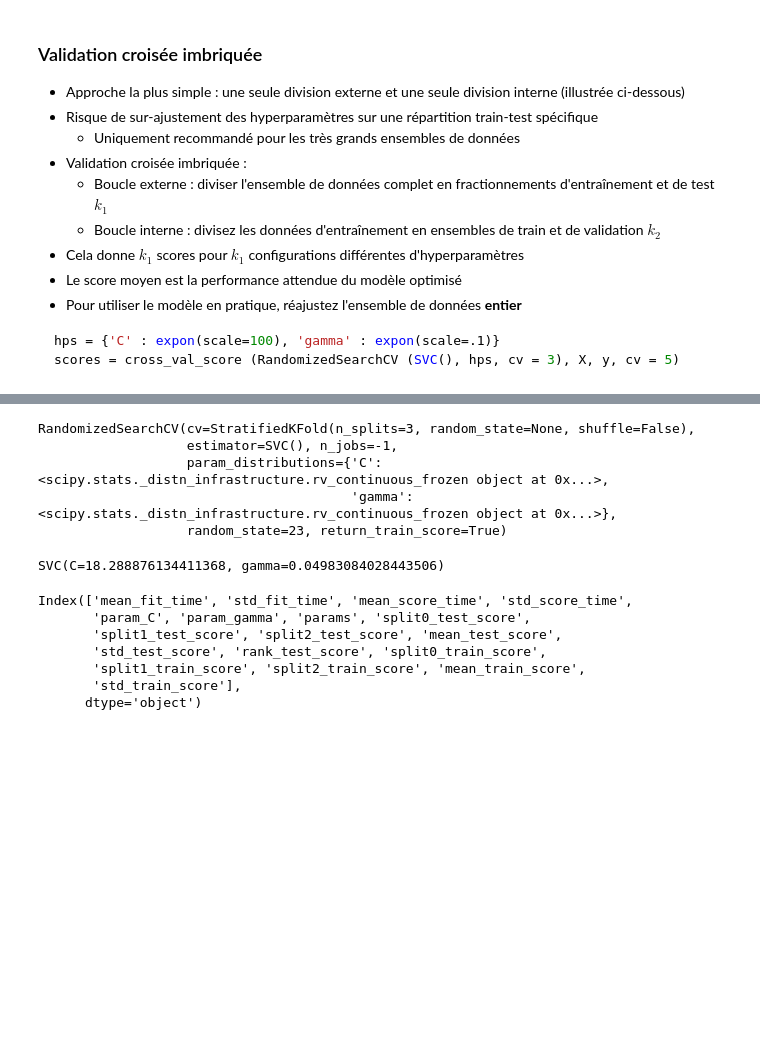
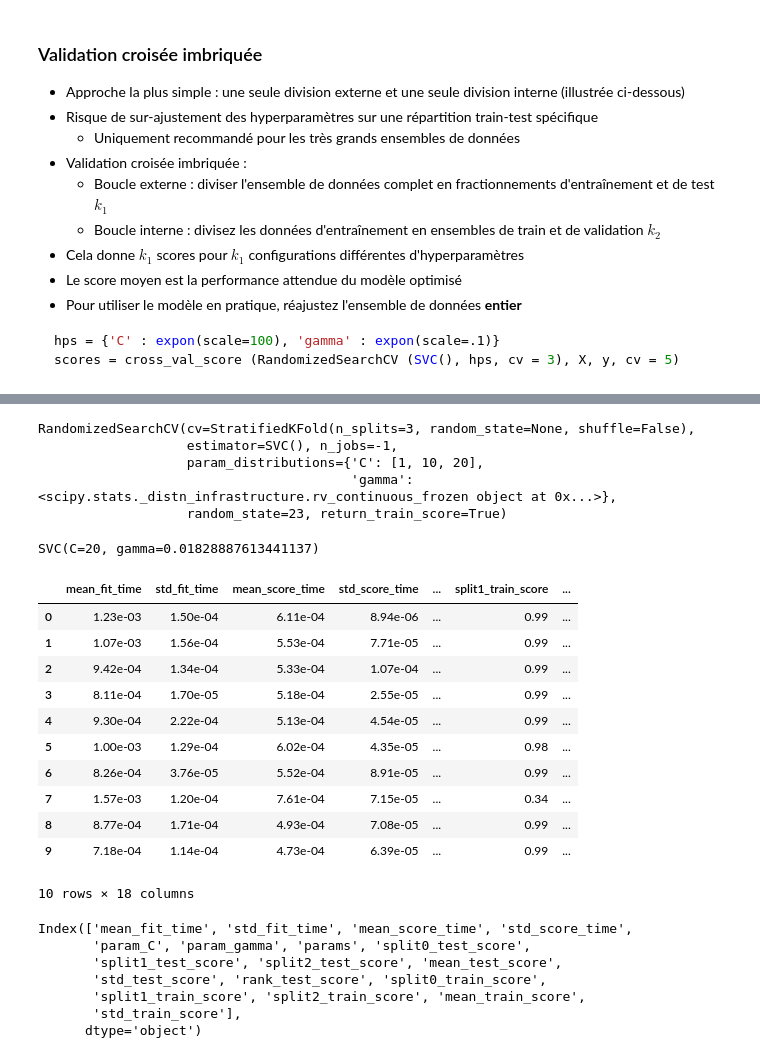
Before and after one commit to dataafriquehub/Formation_Intermediaire, a Jupyter notebook: Machine Learning/4. Apprentissage Supervisé Sélection de Modèles et Apprentissage Ensembliste.ipynb, the cells around one changed output, grey strips where cells are left out. Saved outputs shown, nothing was run; the diff lists cells and outputs as text; code cells hidden in the pictures; blank space fills up the shorter version.

```diff
--- a/Machine Learning/4. Apprentissage Supervisé Sélection de Modèles et Apprentissage Ensembliste.ipynb
+++ b/Machine Learning/4. Apprentissage Supervisé Sélection de Modèles et Apprentissage Ensembliste.ipynb
@@ -474,7 +481,8 @@ from sklearn.model_selection import GridSearchCV, RandomizedSearchCV
 X, y = iris.data, iris.target
 
 # espace d'hyperparametres
-hps = {'C' : expon(scale=100), 'gamma' : expon(scale=.1)}
+hps = {'C' : [1, 10, 20],#expon(scale=100),
+       'gamma' : expon(scale=.1)}
 # %%
 svc_model = SVC()
 skf = StratifiedKFold(n_splits=3)
@@ -489,15 +497,30 @@ random_search.fit(X, y)
 # %% [output]
 RandomizedSearchCV(cv=StratifiedKFold(n_splits=3, random_state=None, shuffle=False),
                    estimator=SVC(), n_jobs=-1,
-                   param_distributions={'C': <scipy.stats._distn_infrastructure.rv_continuous_frozen object at 0x...>,
+                   param_distributions={'C': [1, 10, 20],
                                         'gamma': <scipy.stats._distn_infrastructure.rv_continuous_frozen object at 0x...>},
                    random_state=23, return_train_score=True)
 # %%
 random_search.best_estimator_
 # %% [output]
-SVC(C=18.288876134411368, gamma=0.04983084028443506)
+SVC(C=20, gamma=0.01828887613441137)
 # %%
 random_search_results = pd.DataFrame(random_search.cv_results_)
+# %%
+random_search_results
+# %% [output]
+|  | mean_fit_time | std_fit_time | mean_score_time | std_score_time | ... | split1_train_score | ... |
+| 0 | 1.23e-03 | 1.50e-04 | 6.11e-04 | 8.94e-06 | ... | 0.99 | ... |
+| 1 | 1.07e-03 | 1.56e-04 | 5.53e-04 | 7.71e-05 | ... | 0.99 | ... |
+| 2 | 9.42e-04 | 1.34e-04 | 5.33e-04 | 1.07e-04 | ... | 0.99 | ... |
+| 3 | 8.11e-04 | 1.70e-05 | 5.18e-04 | 2.55e-05 | ... | 0.99 | ... |
+| 4 | 9.30e-04 | 2.22e-04 | 5.13e-04 | 4.54e-05 | ... | 0.99 | ... |
+| 5 | 1.00e-03 | 1.29e-04 | 6.02e-04 | 4.35e-05 | ... | 0.98 | ... |
+| 6 | 8.26e-04 | 3.76e-05 | 5.52e-04 | 8.91e-05 | ... | 0.99 | ... |
+| 7 | 1.57e-03 | 1.20e-04 | 7.61e-04 | 7.15e-05 | ... | 0.34 | ... |
+| 8 | 8.77e-04 | 1.71e-04 | 4.93e-04 | 7.08e-05 | ... | 0.99 | ... |
+| 9 | 7.18e-04 | 1.14e-04 | 4.73e-04 | 6.39e-05 | ... | 0.99 | ... |
+10 rows × 18 columns
 # %%
 random_search_results.columns
 # %% [output]
```
Also changed, not shown: parts of 6 cells of this notebook, 9 other files.
